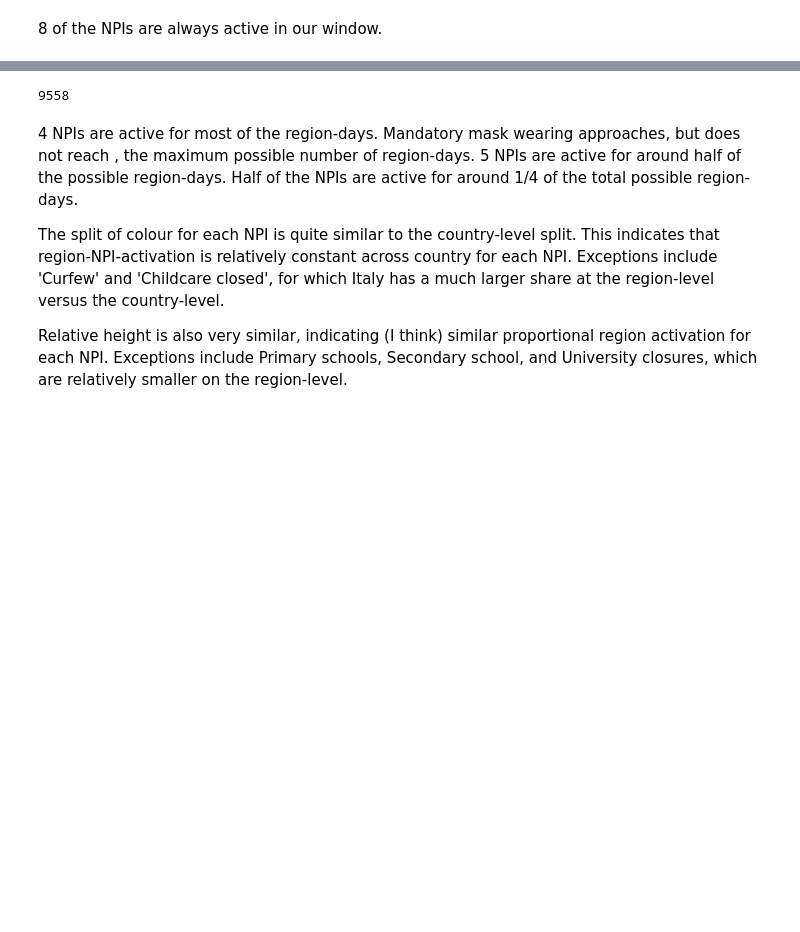
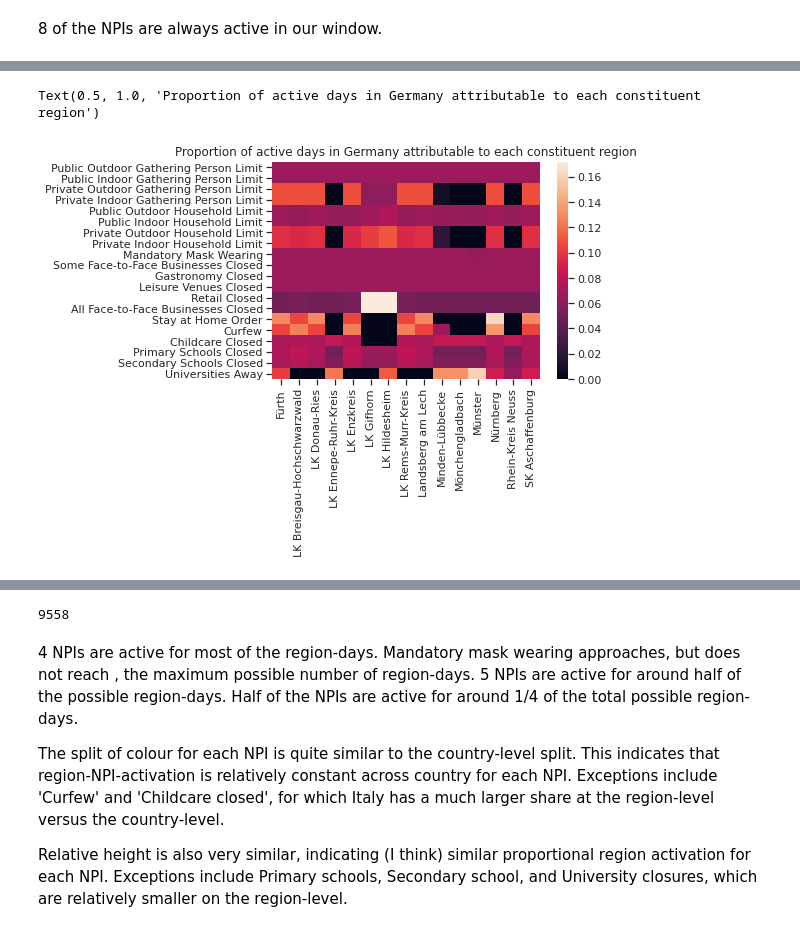
Before and after one commit to MrinankSharma/COVID19NPISecondWave, a Jupyter notebook: notebooks/exploratory_data_analysis.ipynb, the cells around one changed output, grey strips where cells are left out. Cells and saved outputs as stored; diff of their text form; code cells hidden in the pictures; blank space fills up the shorter version.

```diff
--- a/notebooks/exploratory_data_analysis.ipynb
+++ b/notebooks/exploratory_data_analysis.ipynb
@@ -86,0 +99,5 @@ region_counts.set_index('CMs').plot(kind='bar', stacked=True, title='Coloured ba
+# %%
+plot_region_contribution_heatmap(active_days_de, 'Germany')
+# %% [output]
+Text(0.5, 1.0, 'Proportion of active days in Germany attributable to each constituent region')
+[figure, added]
```
Also changed, not shown: parts of 24 cells of this notebook.
